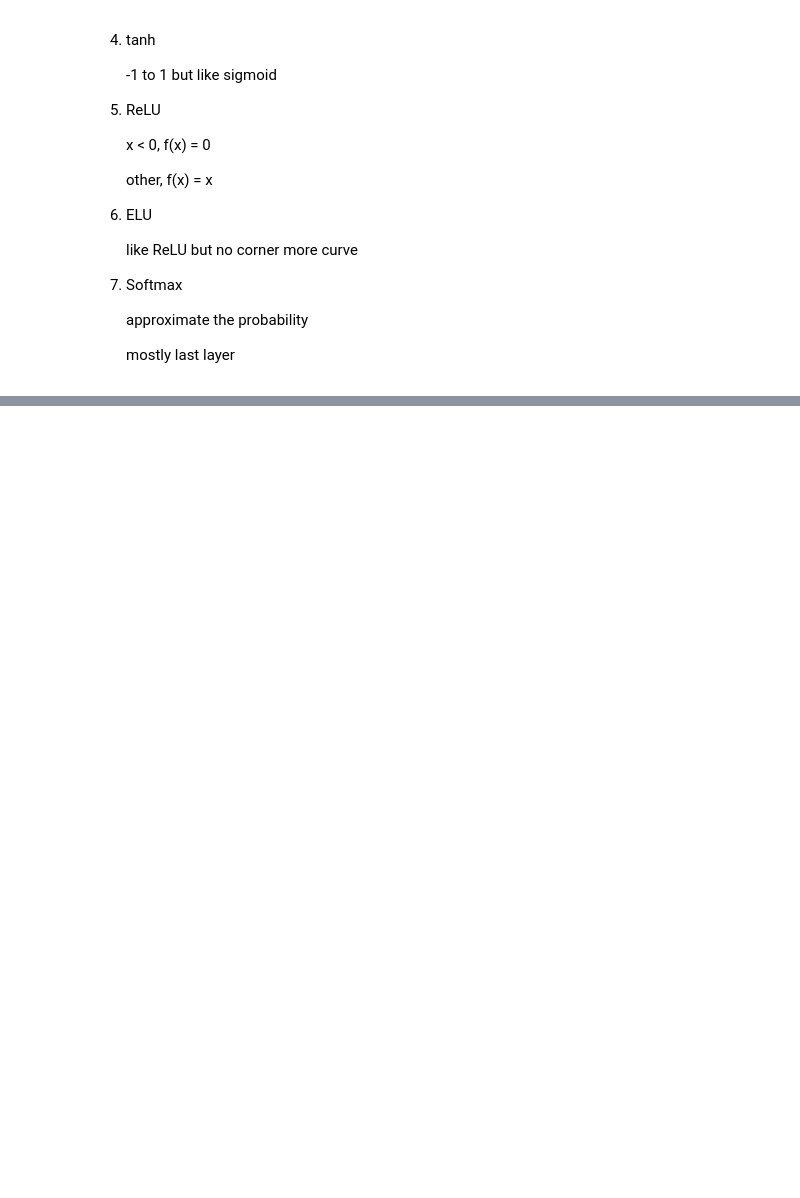
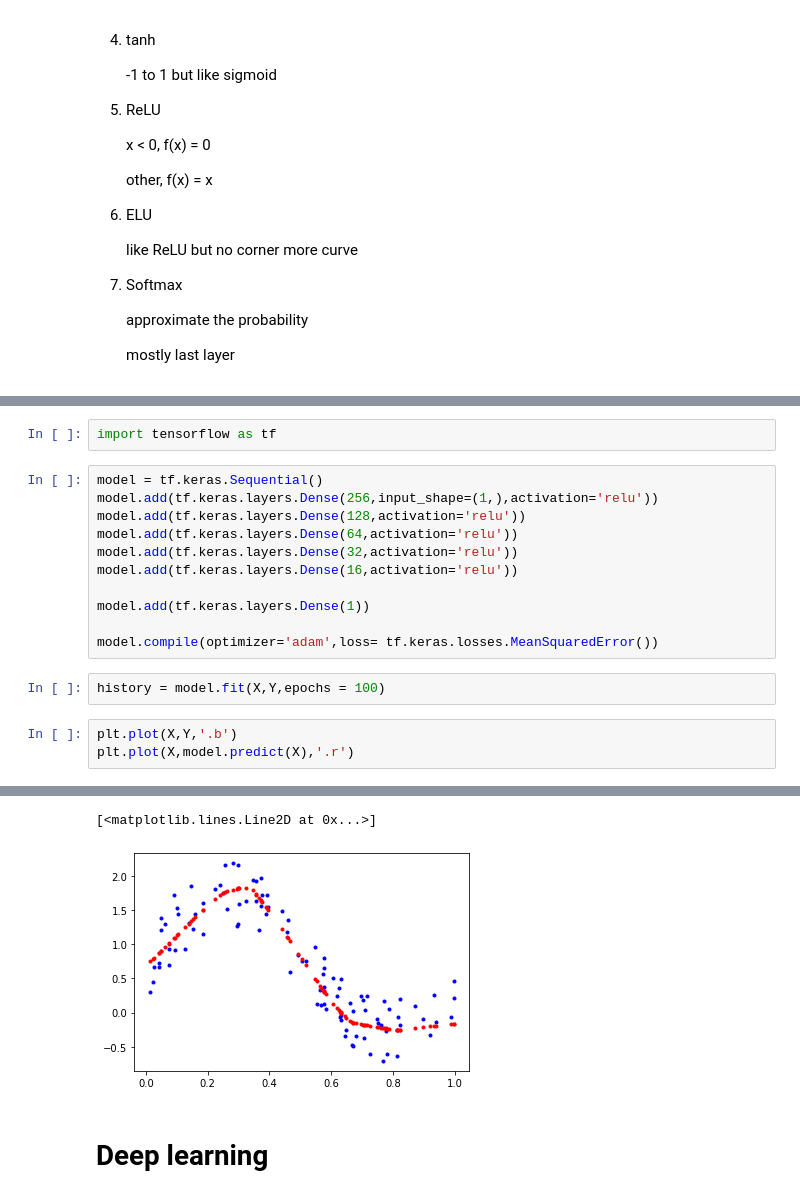
Before and after one commit to jirayuwat12/SuperAI, a Jupyter notebook: NeuralNetworkAndDeepLearning.ipynb, the cells around one changed output, grey strips where cells are left out. Drawn from its saved outputs; the diff is of its cells as text; blank space fills up the shorter version.

```diff
--- a/NeuralNetworkAndDeepLearning.ipynb
+++ b/NeuralNetworkAndDeepLearning.ipynb
@@ -133,0 +173,19 @@ tf.Tensor(
+# %%
+import tensorflow as tf
+# %%
+model = tf.keras.Sequential()
+model.add(tf.keras.layers.Dense(256,input_shape=(1,),activation='relu'))
+model.add(tf.keras.layers.Dense(128,activation='relu'))
+model.add(tf.keras.layers.Dense(64,activation='relu'))
+model.add(tf.keras.layers.Dense(32,activation='relu'))
+model.add(tf.keras.layers.Dense(16,activation='relu'))
+
+model.add(tf.keras.layers.Dense(1))
+
+model.compile(optimizer='adam',loss= tf.keras.losses.MeanSquaredError())
+# %%
+history = model.fit(X,Y,epochs = 100)
+# %%
+plt.plot(X,Y,'.b')
+plt.plot(X,model.predict(X),'.r')
+# %% [output]
@@ -133,0 +193,4 @@ tf.Tensor(
+[<matplotlib.lines.Line2D at 0x...>]
+[figure, added]
+# %% [markdown]
+# Deep learning
```
Also changed, not shown: parts of 17 cells of this notebook.
